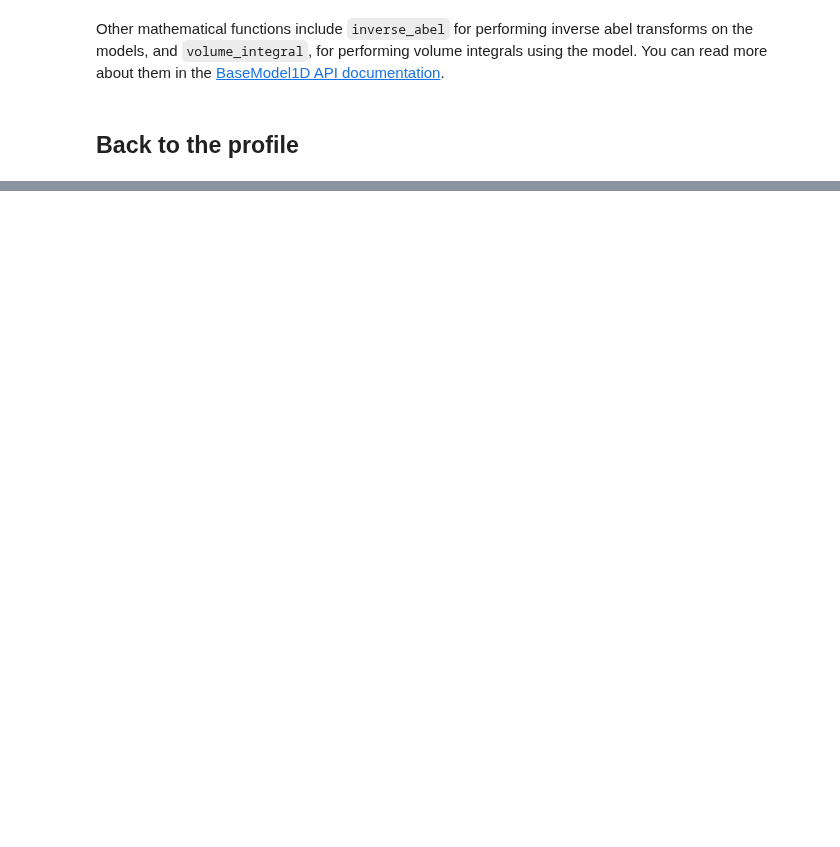
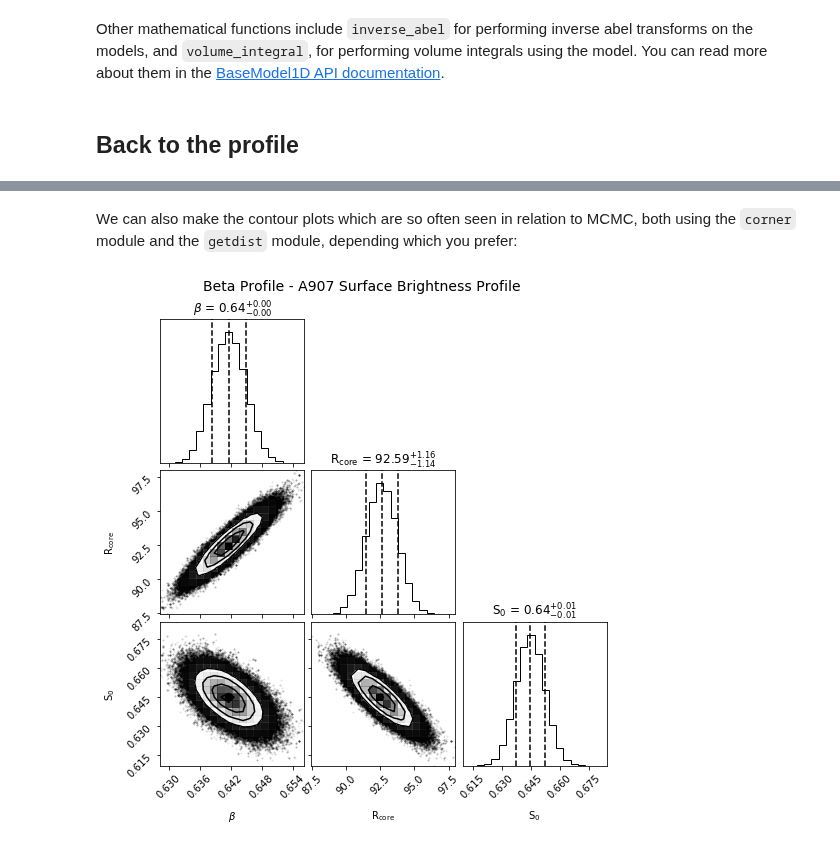
Before and after one commit to DavidT3/XGA, a Jupyter notebook: docs/source/notebooks/advanced_tutorials/intro_to_profiles.ipynb, the cells around one changed output, grey strips where cells are left out. Cells and saved outputs as stored; diff of their text form; code cells hidden in the pictures; blank space fills up the shorter version.

```diff
--- a/docs/source/notebooks/advanced_tutorials/intro_to_profiles.ipynb
+++ b/docs/source/notebooks/advanced_tutorials/intro_to_profiles.ipynb
@@ -201,0 +227,6 @@ Other mathematical functions include `inverse_abel` for performing inverse abel
+# %% [markdown]
+We can also make the contour plots which are so often seen in relation to MCMC, both using the `corner` module and the `getdist` module, depending which you prefer:
+# %%
+sb_prof.view_corner('beta')
+# %% [output]
+[figure, added]
```
Also changed, not shown: parts of 25 cells of this notebook, 1 other file.
